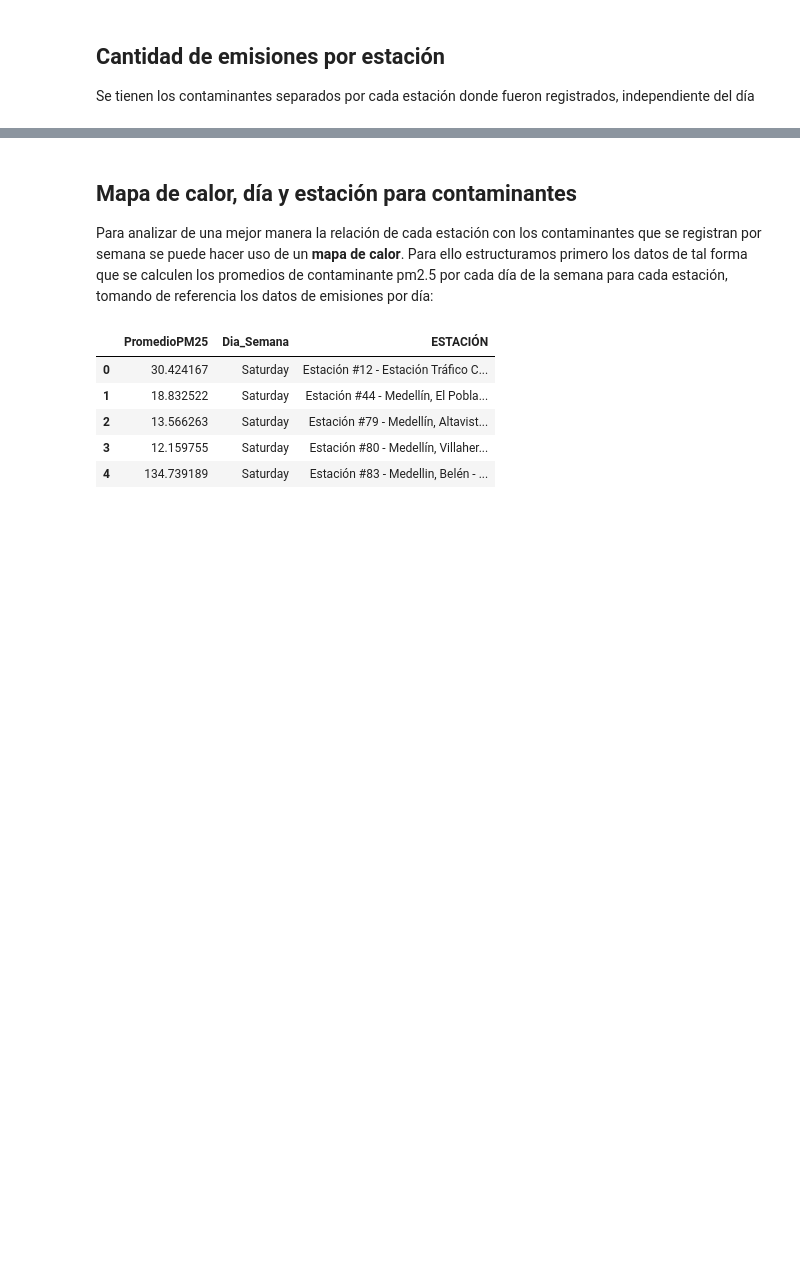
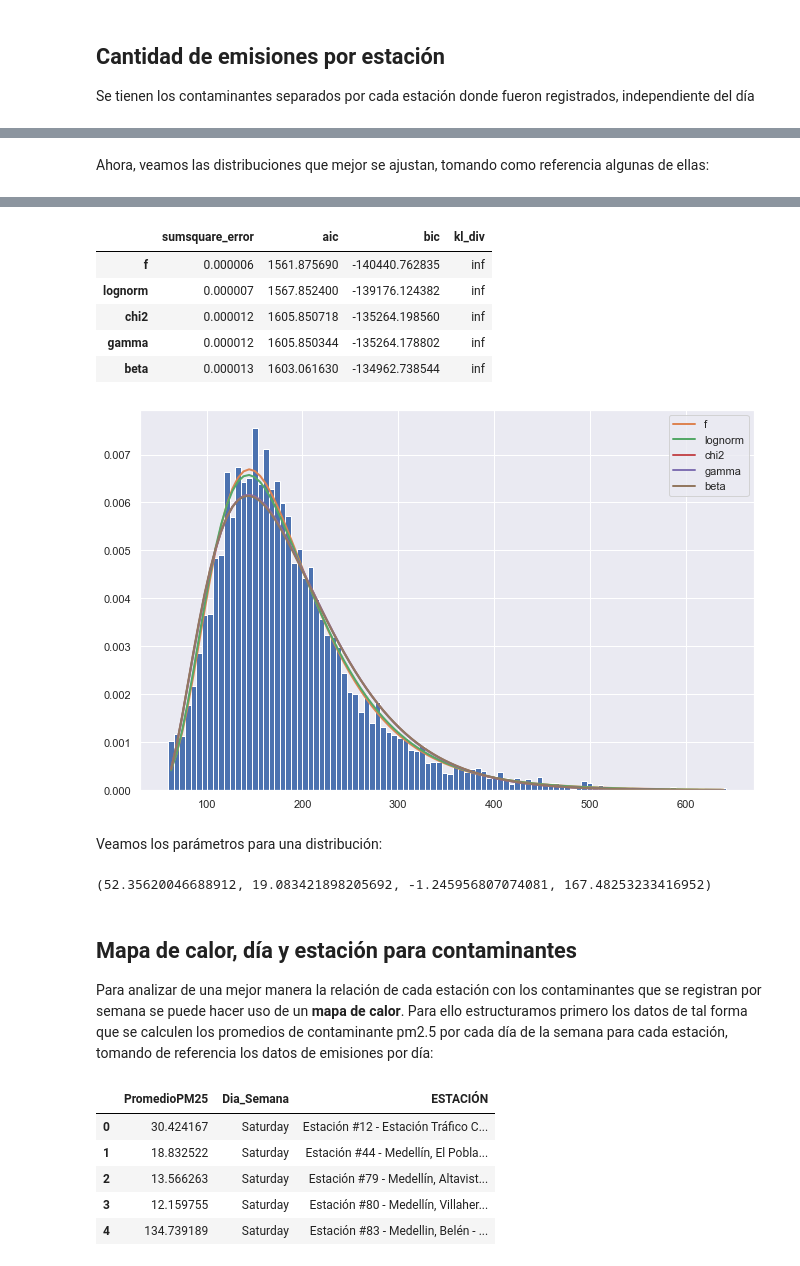
Before and after one commit to LeoUribC/CITRA_DataScience, a Jupyter notebook: CITRA_PM25/ConsolidadoEstaciones.ipynb, the cells around one changed output, grey strips where cells are left out. Cells and saved outputs as stored; diff of their text form; code cells hidden in the pictures; blank space fills up the shorter version.

```diff
--- a/CITRA_PM25/ConsolidadoEstaciones.ipynb
+++ b/CITRA_PM25/ConsolidadoEstaciones.ipynb
@@ -190,0 +192,15 @@ sns.set(rc={'figure.figsize':(7,5)}); plt.grid(); plt.show()
+# %% [markdown]
+Ahora, veamos las distribuciones que mejor se ajustan, tomando como referencia algunas de ellas:
+# %%
+f = Fitter(averageDataDf[averageDataDf["PromedioPM25"] >= 60]["PromedioPM25"],
+           distributions=['gamma',
+                          'lognorm',
+                          't',
+                          'f',
+                          "beta",
+                          "chi2",
+                          "norm"])
+
+sns.set(rc={'figure.figsize':(11,7)}); plt.grid()
+f.fit(); f.summary()
+# %% [output]
@@ -191,3 +208,17 @@ sns.set(rc={'figure.figsize':(7,5)}); plt.grid(); plt.show()
+|  | sumsquare_error | aic | bic | kl_div |
+| f | 0.000006 | 1561.875690 | -140440.762835 | inf |
+| lognorm | 0.000007 | 1567.852400 | -139176.124382 | inf |
+| chi2 | 0.000012 | 1605.850718 | -135264.198560 | inf |
+| gamma | 0.000012 | 1605.850344 | -135264.178802 | inf |
+| beta | 0.000013 | 1603.061630 | -134962.738544 | inf |
+[figure, added]
+# %% [markdown]
+Veamos los parámetros para una distribución:
+# %%
+# para el fit de la distribucion f, se necesitan los grados de libertad
+f.fitted_param['f']
+# %% [output]
+(52.35620046688912, 19.083421898205692, -1.245956807074081, 167.48253233416952)
 # %% [markdown]
 ## **Mapa de calor, día y estación para contaminantes**
 
```
Also changed, not shown: parts of 10 cells of this notebook, 1 other file.
